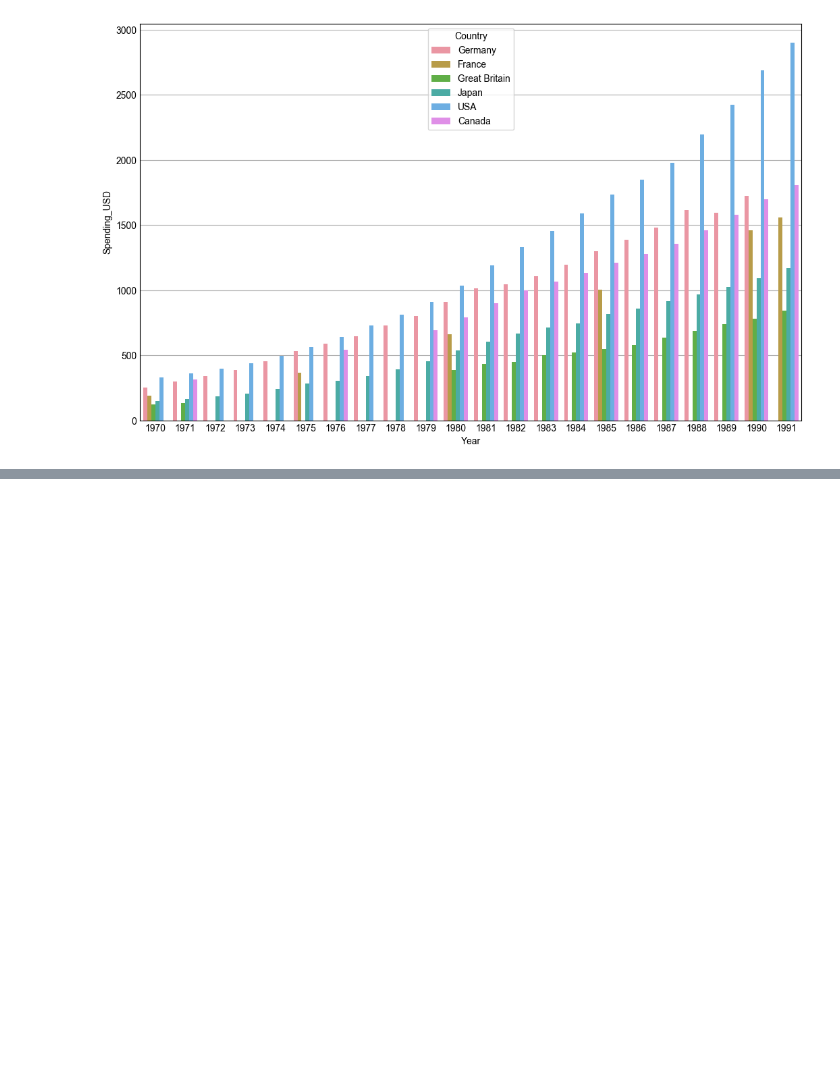
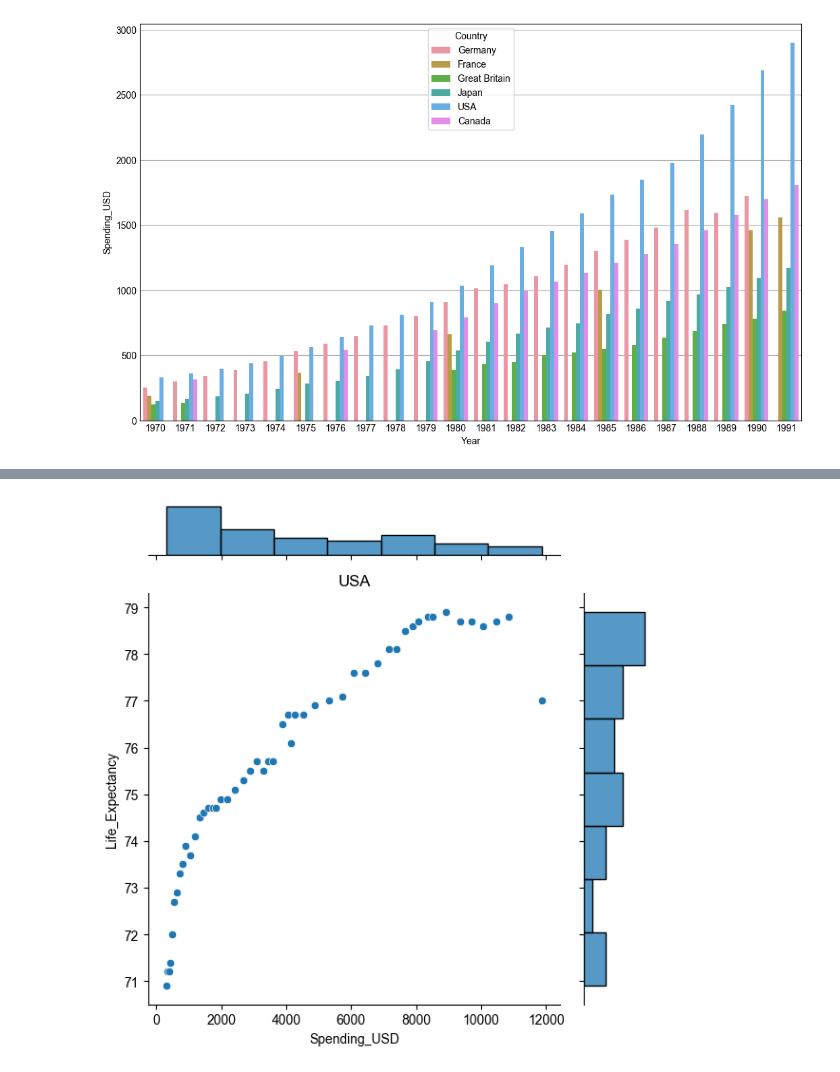
Before and after one commit to HenryJi529/OpenMorningstar, a Jupyter notebook: scripts/_analysis/健康开销分析/main.ipynb, the cells around one changed output, grey strips where cells are left out. Drawn from its saved outputs; the diff is of its cells as text; code cells hidden in the pictures; blank space fills up the shorter version.

```diff
--- a/scripts/_analysis/健康开销分析/main.ipynb
+++ b/scripts/_analysis/健康开销分析/main.ipynb
@@ -124,0 +134,10 @@ with plt.style.context('_mpl-gallery'):
+# %%
+countryName = 'USA'
+groups = df.groupby('Country')
+data = groups.get_group(countryName)[['Spending_USD','Life_Expectancy']]
+sns.jointplot(x='Spending_USD',y='Life_Expectancy', data=data, kind='scatter')
+plt.title(countryName)
+plt.tight_layout()
+plt.show()
+# %% [output]
+[figure, added]
```
Also changed, not shown: parts of 2 cells of this notebook.
